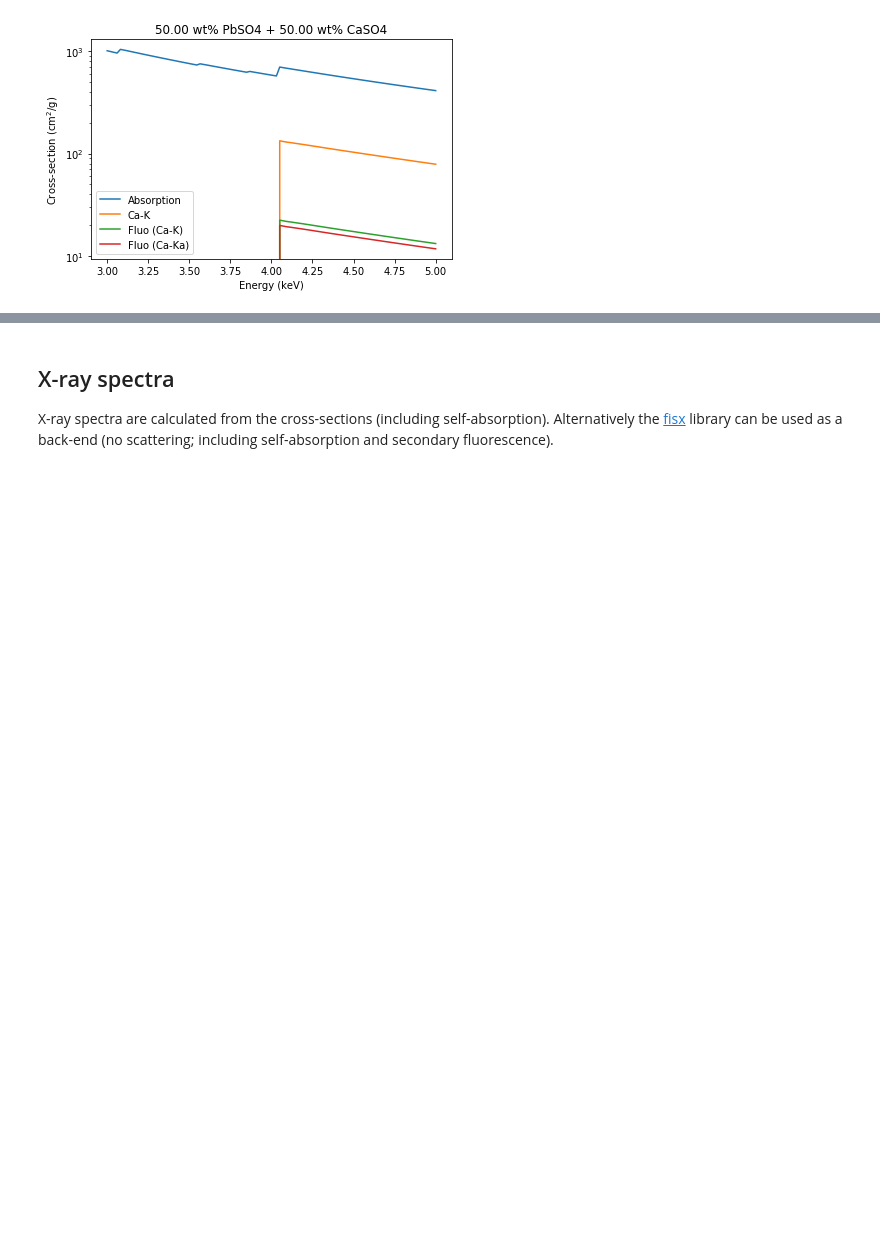
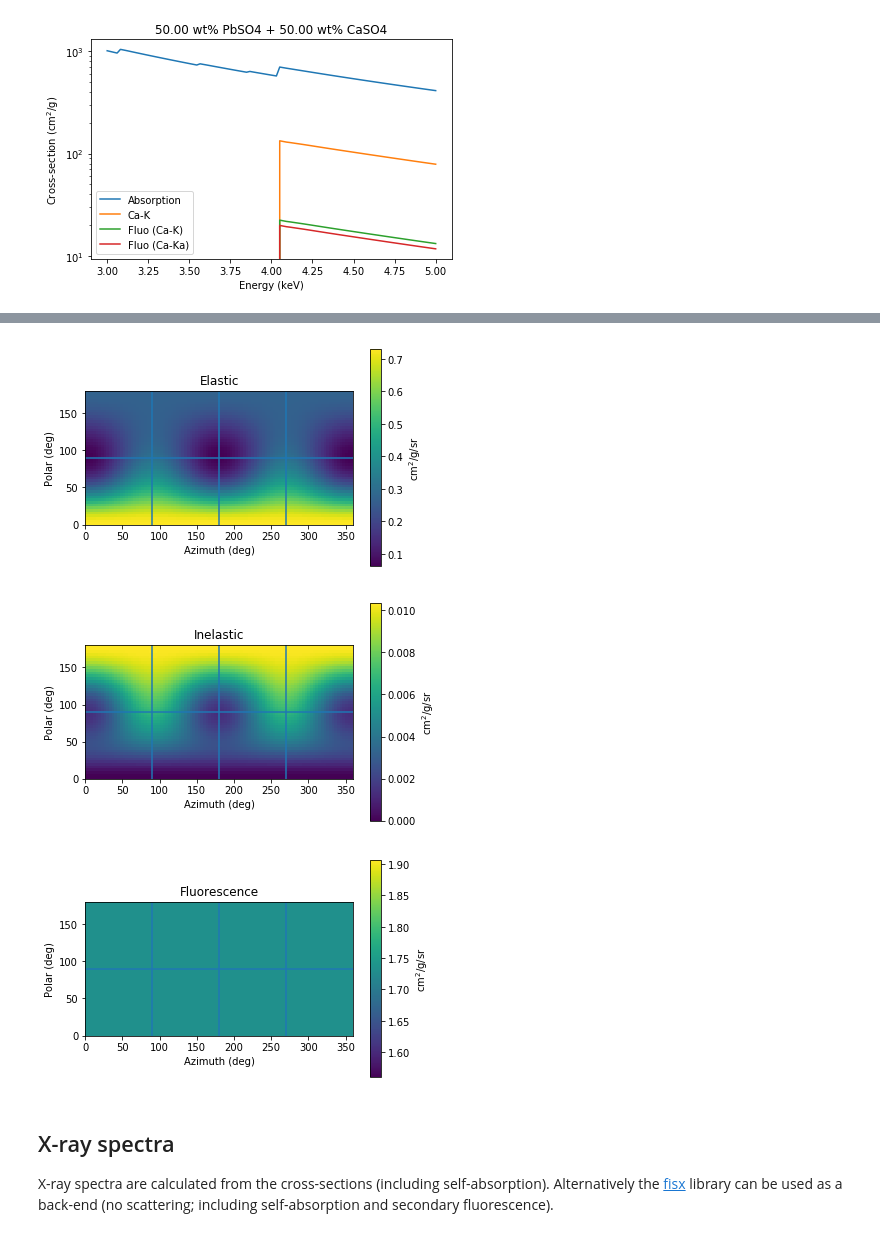
Before and after one commit to woutdenolf/spectrocrunch, a Jupyter notebook: doc/source/tutorials/materials.ipynb, the cells around one changed output, grey strips where cells are left out. Drawn from its saved outputs; the diff is of its cells as text; code cells hidden in the pictures; blank space fills up the shorter version.

```diff
--- a/doc/source/tutorials/materials.ipynb
+++ b/doc/source/tutorials/materials.ipynb
@@ -178,3 +183,41 @@ My mixture
+# %%
+azimuth = np.linspace(0,360,100)
+polar = np.linspace(0,180,50)
+extent = [azimuth[0],azimuth[-1],polar[0],polar[-1]]
+azimuth,polar = np.meshgrid(np.radians(azimuth),np.radians(polar))
+
+energy = 5
+material = mixture1
+
+def plotcs(cs):
+    plt.imshow(cs,origin="lower",extent=extent)
+    plt.axhline(y=90)
+    for x in [90,180,270]:
+        plt.axvline(x=x)
+    plt.xlabel("Azimuth (deg)")
+    plt.ylabel("Polar (deg)")
+    plt.colorbar(label="cm$^2$/g/sr")
+
+cs = material.diff_rayleigh_cross_section(energy,source=source)
+plotcs(cs(azimuth,polar))
+plt.title("Elastic")
+plt.show()
+
+cs = material.diff_compton_cross_section(energy,source=source)
+plotcs(cs(azimuth,polar))
+plt.title("Inelastic")
+plt.show()
+
+material.markabsorber(energybounds=[1,energy])
+cs = material.diff_fluorescence_cross_section(energy,source=source)
+cs = np.full_like(azimuth,sum(cs.values()))
+plotcs(np.full_like(azimuth,cs))
+plt.title("Fluorescence")
+plt.show()
+# %% [output]
+[figure, added]
+[figure, added]
+[figure, added]
 # %% [markdown]
 X-ray spectra
 ------------
```
Also changed, not shown: parts of 6 cells of this notebook, 15 other files.
